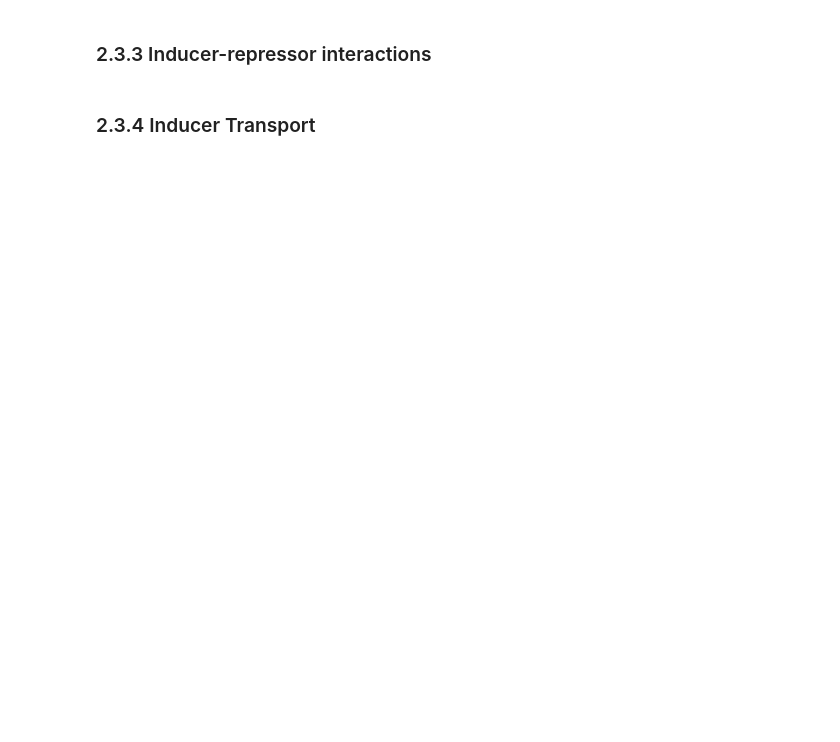
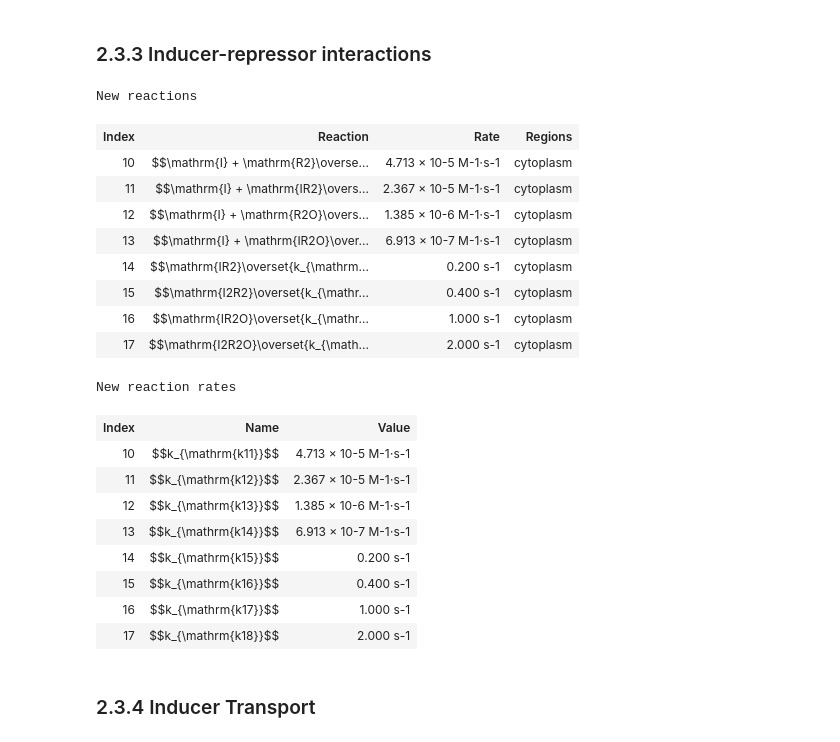
Before and after one commit to Luthey-Schulten-Lab/Workshop_2024, a Jupyter notebook: RDME_model/T2_lac2stateRDME.ipynb, the cells around one changed output. Drawn from its saved outputs; the diff is of its cells as text; code cells hidden in the pictures; blank space fills up the shorter version.

```diff
--- a/RDME_model/T2_lac2stateRDME.ipynb
+++ b/RDME_model/T2_lac2stateRDME.ipynb
@@ -43,6 +43,11 @@ sim = RDMESim(  simname,
                 lattice_spacing,
                 regionN,
                 dt)
+# %%
+sim.simulationTime= 7200     # unit is seconds
+
+sim.latticeWriteInterval= int(20000)    # unit is timesteps, dt
+sim.speciesWriteInterval= int(20000)    # unit is timesteps, dt
 # %% [markdown]
 Now we create a ellipsoid to represent the E.coli.
 # %%
@@ -194,8 +199,8 @@ with sim.construct():
     sim.rateConst('k9', 1.11e-2,1)
     sim.rateConst('k10', 2.10e-4,1)
 
-    cyt.addReaction([sp.O]         ,[sp.O, sp.mY]   ,sc.k7)
-    mem.addReaction([sp.mY]        ,[sp.mY, sp.Y]   ,sc.k8)
-    cyt.addReaction([sp.mY]        ,[]              ,sc.k9)
-    mem.addReaction([sp.mY]        ,[]              ,sc.k9)
-    mem.addReaction('Y',          '',           2.10e-4)
+    cyt.addReaction([sp.O]         ,[sp.O, sp.mY]   ,rc.k7)
+    mem.addReaction([sp.mY]        ,[sp.mY, sp.Y]   ,rc.k8)
+    cyt.addReaction([sp.mY]        ,[]              ,rc.k9)
+    mem.addReaction([sp.mY]        ,[]              ,rc.k9)
+    mem.addReaction([sp.Y]         ,[]              ,rc.k10)
@@ -202,13 +214,44 @@ with sim.construct():
 # %% [markdown]
 ### 2.3.3 Inducer-repressor interactions
-# %%
-cyt.addReaction(('I','R2'),   'IR2',        2.27e4*scalar)
-cyt.addReaction(('I','IR2'),  'I2R2',       1.14e4*scalar)
-cyt.addReaction(('I','R2O'),  'IR2O',       6.67e2*scalar)
-cyt.addReaction(('I','IR2O'), 'I2R2O',      3.33e2*scalar)
-cyt.addReaction('IR2',        ('I','R2'),   2.00e-1)
-cyt.addReaction('I2R2',       ('I','IR2'),  4.00e-1)
-cyt.addReaction('IR2O',       ('I','R2O'),  1.00)
-cyt.addReaction('I2R2O',      ('I','IR2O'), 2.00)
+# %%
+with sim.construct():
+    sim.rateConst('k11', 2.27e4*scalar,2)
+    sim.rateConst('k12', 1.14e4*scalar,2)
+    sim.rateConst('k13', 6.67e2*scalar,2)
+    sim.rateConst('k14', 3.33e2*scalar,2)
+    sim.rateConst('k15', 2.00e-1    ,1)
+    sim.rateConst('k16', 4.00e-1    ,1)
+    sim.rateConst('k17', 1.00       ,1)
+    sim.rateConst('k18', 2.00       ,1)
+
+    cyt.addReaction([sp.I,sp.R2]    ,[sp.IR2]       ,rc.k11)
+    cyt.addReaction([sp.I,sp.IR2]   ,[sp.I2R2]      ,rc.k12)
+    cyt.addReaction([sp.I,sp.R2O]   ,[sp.IR2O]      ,rc.k13)
+    cyt.addReaction([sp.I,sp.IR2O]  ,[sp.I2R2O]     ,rc.k14)
+    cyt.addReaction([sp.IR2]        ,[sp.I,sp.R2]   ,rc.k15)
+    cyt.addReaction([sp.I2R2]       ,[sp.I,sp.IR2]  ,rc.k16)
+    cyt.addReaction([sp.IR2O]       ,[sp.I,sp.R2O]  ,rc.k17)
+    cyt.addReaction([sp.I2R2O]      ,[sp.I,sp.IR2O] ,rc.k18)
+# %% [output]
+New reactions
+| Index | Reaction | Rate | Regions |
+| 10 | $$\mathrm{I} + \mathrm{R2}\overse... | 4.713 × 10-5 M-1⋅s-1 | cytoplasm |
+| 11 | $$\mathrm{I} + \mathrm{IR2}\overs... | 2.367 × 10-5 M-1⋅s-1 | cytoplasm |
+| 12 | $$\mathrm{I} + \mathrm{R2O}\overs... | 1.385 × 10-6 M-1⋅s-1 | cytoplasm |
+| 13 | $$\mathrm{I} + \mathrm{IR2O}\over... | 6.913 × 10-7 M-1⋅s-1 | cytoplasm |
+| 14 | $$\mathrm{IR2}\overset{k_{\mathrm... | 0.200 s-1 | cytoplasm |
+| 15 | $$\mathrm{I2R2}\overset{k_{\mathr... | 0.400 s-1 | cytoplasm |
+| 16 | $$\mathrm{IR2O}\overset{k_{\mathr... | 1.000 s-1 | cytoplasm |
+| 17 | $$\mathrm{I2R2O}\overset{k_{\math... | 2.000 s-1 | cytoplasm |
+New reaction rates
+| Index | Name | Value |
+| 10 | $$k_{\mathrm{k11}}$$ | 4.713 × 10-5 M-1⋅s-1 |
+| 11 | $$k_{\mathrm{k12}}$$ | 2.367 × 10-5 M-1⋅s-1 |
+| 12 | $$k_{\mathrm{k13}}$$ | 1.385 × 10-6 M-1⋅s-1 |
+| 13 | $$k_{\mathrm{k14}}$$ | 6.913 × 10-7 M-1⋅s-1 |
+| 14 | $$k_{\mathrm{k15}}$$ | 0.200 s-1 |
+| 15 | $$k_{\mathrm{k16}}$$ | 0.400 s-1 |
+| 16 | $$k_{\mathrm{k17}}$$ | 1.000 s-1 |
+| 17 | $$k_{\mathrm{k18}}$$ | 2.000 s-1 |
 # %% [markdown]
 ### 2.3.4 Inducer Transport
```
Also changed, not shown: parts of 14 cells of this notebook, 32 other files.
